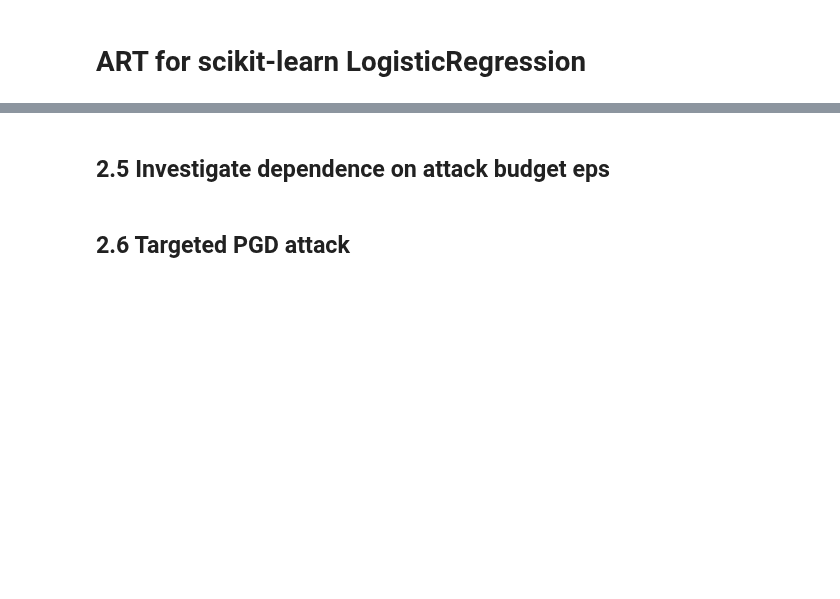
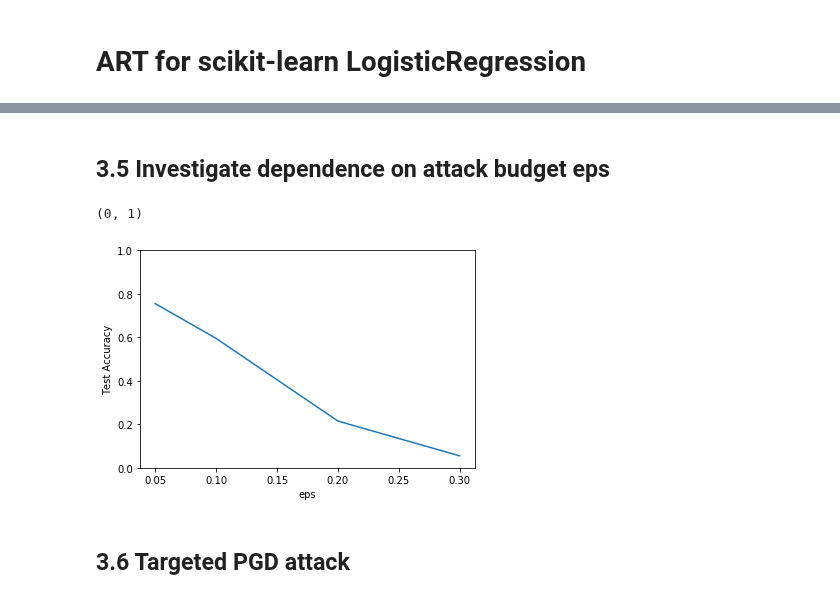
Before and after one commit to Trusted-AI/adversarial-robustness-toolbox, a Jupyter notebook: notebooks/sklearn_svm_svc.ipynb, the cells around one changed output, grey strips where cells are left out. Saved outputs shown, nothing was run; the diff lists cells and outputs as text; code cells hidden in the pictures; blank space fills up the shorter version.

```diff
--- a/notebooks/sklearn_svm_svc.ipynb
+++ b/notebooks/sklearn_svm_svc.ipynb
@@ -233,23 +251,25 @@ print("Adversarial Test Predicted Label: %i" % prediction)
 # %% [markdown]
-## 2.5 Investigate dependence on attack budget eps
+## 3.5 Investigate dependence on attack budget eps
 # %%
-eps_list = [0.1, 0.4, 0.6, 0.8, 1.0]
+eps_list = [0.05, 0.1, 0.2, 0.3]
 score_list = list()
 
 for eps in eps_list:
-    print(eps)
-    pgd = ProjectedGradientDescent(classifier=art_svc, norm=np.inf, eps=eps, eps_step=0.05, max_iter=20, targeted=False, num_random_init=0,
+    pgd = ProjectedGradientDescent(classifier=art_svc, norm=np.inf, eps=eps, eps_step=0.01, max_iter=60, targeted=False, num_random_init=0,
                  batch_size=128)
     x_test_adv = pgd.generate(x_test)
     score = skl_svc.score(x_test_adv, y_test)
     score_list.append(score)
 
 plt.plot(eps_list, score_list)
 plt.xlabel('eps')
 plt.ylabel('Test Accuracy')
 plt.ylim((0, 1))
+# %% [output]
+(0, 1)
+[figure, added]
 # %% [markdown]
-## 2.6 Targeted PGD attack
+## 3.6 Targeted PGD attack
 # %%
 pgd = ProjectedGradientDescent(classifier=art_svc, norm=np.inf, eps=0.5, eps_step=0.01, max_iter=20, targeted=True, num_random_init=3, batch_size=128)
 y_test_target = np.zeros((y_test.shape[0], 10))
```
Also changed, not shown: parts of 36 cells of this notebook.
